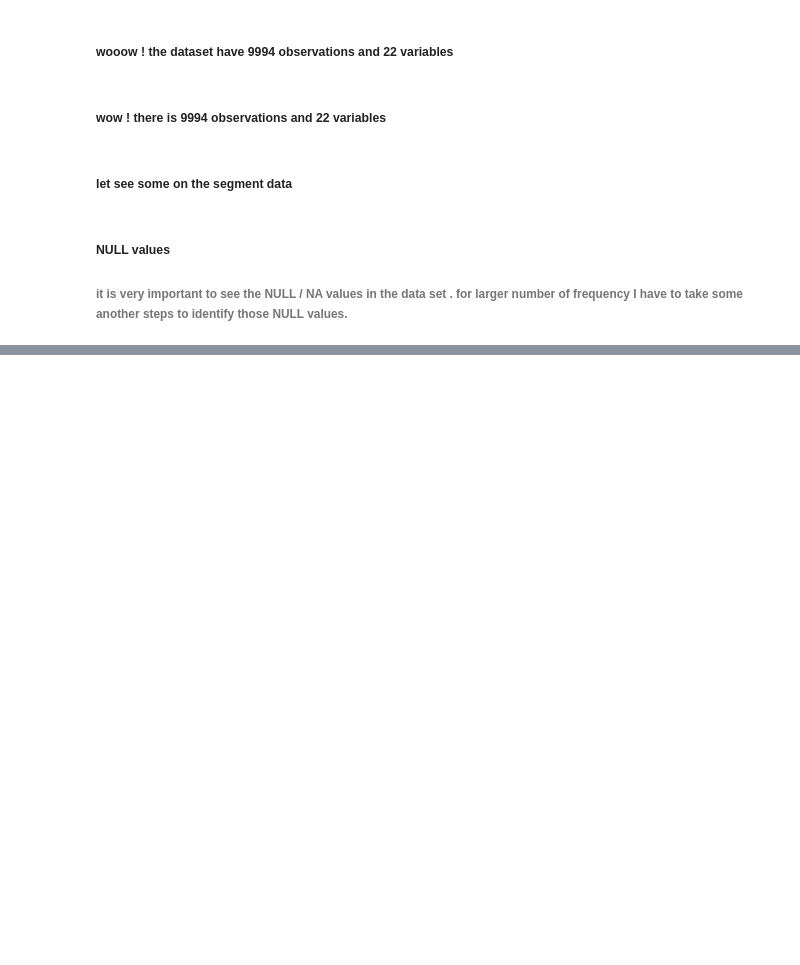
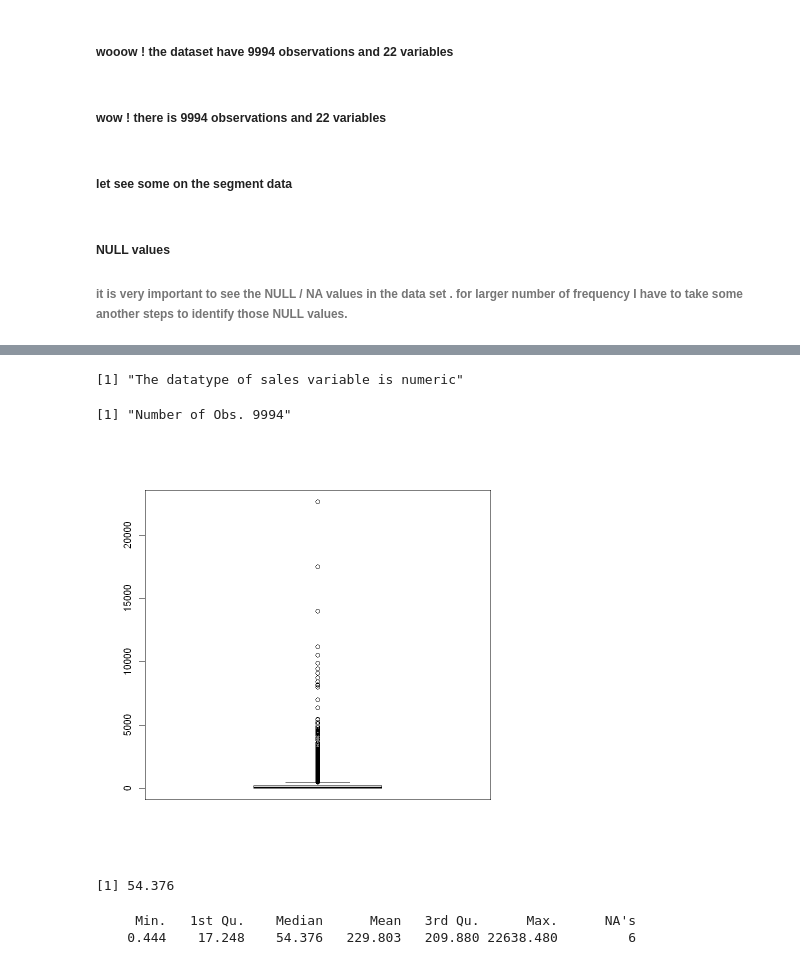
Before and after one commit to ayan27999/codeone, a Jupyter notebook: R_dataAnalysis.ipynb, the cells around one changed output, grey strips where cells are left out. Saved outputs shown, nothing was run; the diff lists cells and outputs as text; code cells hidden in the pictures; blank space fills up the shorter version.

```diff
--- a/R_dataAnalysis.ipynb
+++ b/R_dataAnalysis.ipynb
@@ -109,0 +146,4 @@ x[is.na(x$customer_id), ]
+# %%
+# sales is a charecter values
+# change it into numeric value
+x$sales <- as.numeric(x$sales)
@@ -109,0 +153,26 @@ x[is.na(x$customer_id), ]
+# %%
+#opps. NULL values introduce, for now let ignore it
+# and make sales variable into numeric form
+x$sales <- as.numeric(x$sales,na.rm=TRUE)
+print(paste("The datatype of sales variable is",class(x$sales)))
+# %% [output]
+[1] "The datatype of sales variable is numeric"
+# %%
+print(paste("Number of Obs.",length(x$sales)))
+# %% [output]
+[1] "Number of Obs. 9994"
+# %%
+# let see the sales variable in more depth, how the data are concentrated
+# outliers , and statistical values
+boxplot(x$sales)
+# %% [output]
+[figure, added]
+# %%
+median(x$sales,na.rm=TRUE)
+# %% [output]
+[1] 54.376
+# %%
+summary(x$sales)
+# %% [output]
+     Min.   1st Qu.    Median      Mean   3rd Qu.      Max.      NA's
+    0.444    17.248    54.376   229.803   209.880 22638.480         6
```
Also changed, not shown: parts of 11 cells of this notebook.
